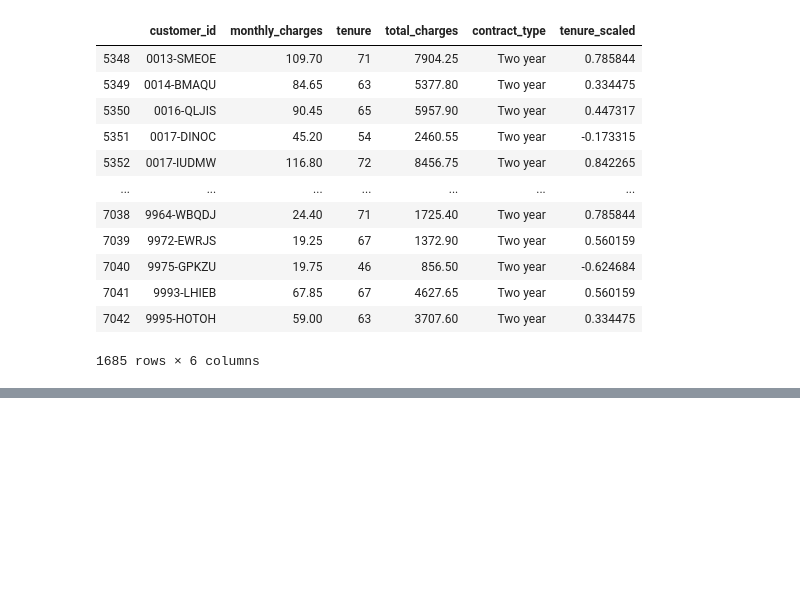
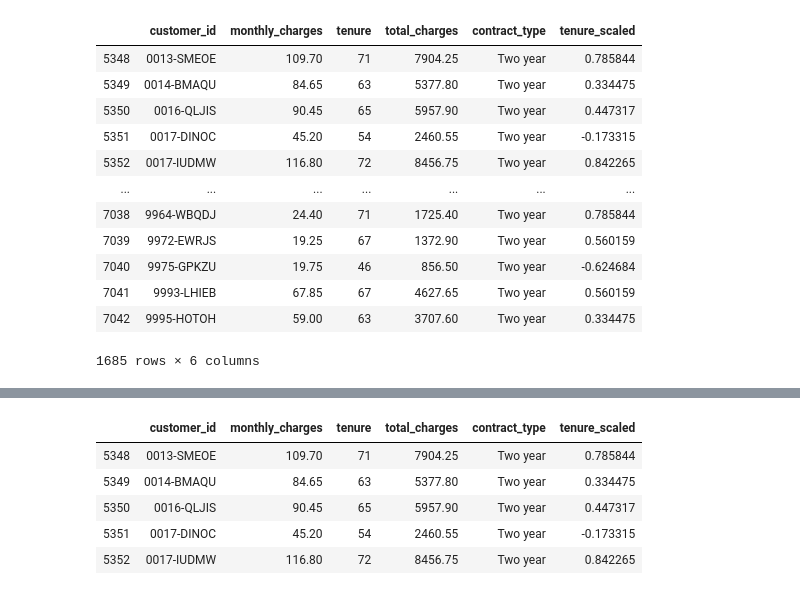
Before and after one commit to JadaShipp/ds-methodologies-exercises, a Jupyter notebook: regression/explore_exercises.ipynb, the cells around one changed output, grey strips where cells are left out. Drawn from its saved outputs; the diff is of its cells as text; code cells hidden in the pictures; blank space fills up the shorter version.

```diff
--- a/regression/explore_exercises.ipynb
+++ b/regression/explore_exercises.ipynb
@@ -61,0 +68,9 @@ df_plus_train
+# %%
+df_plus_train.head()
+# %% [output]
+|  | customer_id | monthly_charges | tenure | total_charges | contract_type | tenure_scaled |
+| 5348 | 0013-SMEOE | 109.70 | 71 | 7904.25 | Two year | 0.785844 |
+| 5349 | 0014-BMAQU | 84.65 | 63 | 5377.80 | Two year | 0.334475 |
+| 5350 | 0016-QLJIS | 90.45 | 65 | 5957.90 | Two year | 0.447317 |
+| 5351 | 0017-DINOC | 45.20 | 54 | 2460.55 | Two year | -0.173315 |
+| 5352 | 0017-IUDMW | 116.80 | 72 | 8456.75 | Two year | 0.842265 |
```
Also changed, not shown: parts of 8 cells of this notebook.
